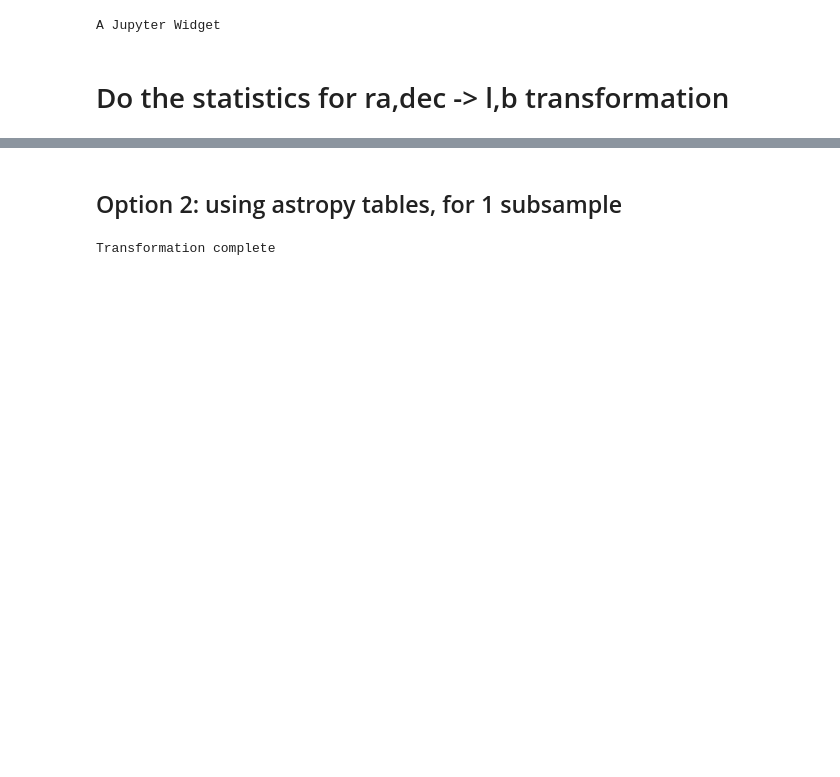
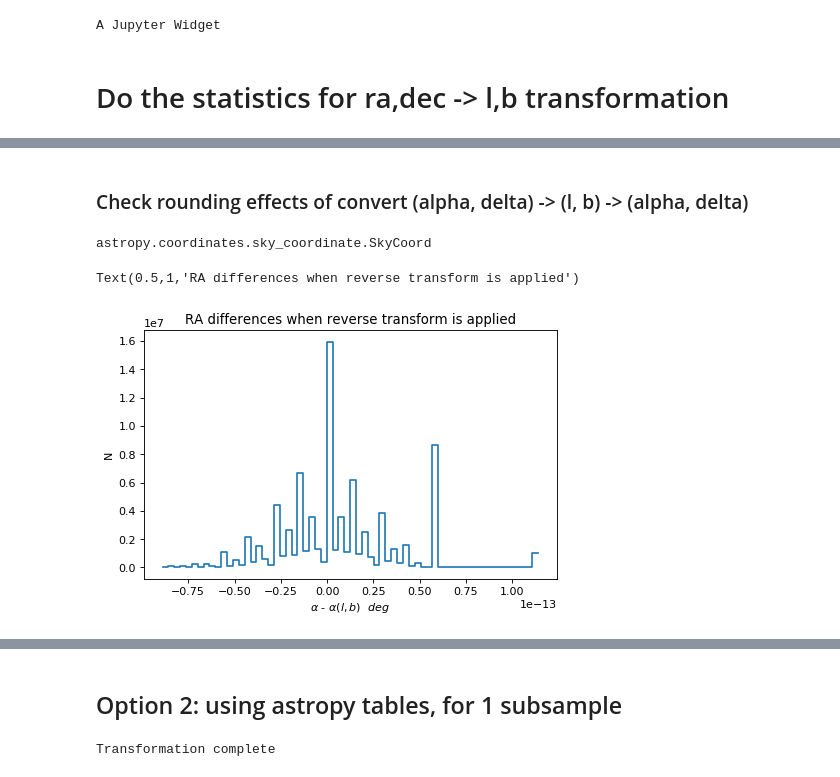
Before and after one commit to paztronomer/desdm_dr1_work, a Jupyter notebook: validation_eq2gal_coord.ipynb, the cells around one changed output, grey strips where cells are left out. Cells and saved outputs as stored; diff of their text form; code cells hidden in the pictures; blank space fills up the shorter version.

Commit message:
improvements and new checks

```diff
--- a/validation_eq2gal_coord.ipynb
+++ b/validation_eq2gal_coord.ipynb
@@ -134,0 +148,3 @@ Transformation complete
+# %%
+# Overwrite
+arr_coo = arr_coo[aux_idx]
@@ -135,3 +153,28 @@ Transformation complete
 # %%
 # For the sake of time, pickle the array
 pickle.dump(gal, open("gal.pickle", "wb"), protocol=pickle.HIGHEST_PROTOCOL)
+# %%
+# Load the object
+gal = pickle.load(open("gal.pickle", "rb"))
+# %% [markdown]
+### Check rounding effects of convert (alpha, delta) -> (l, b) -> (alpha, delta)
+# %%
+type(gal.transform_to("icrs"))
+# %% [output]
+astropy.coordinates.sky_coordinate.SkyCoord
+# %%
+eq2 = gal.transform_to("icrs")
+# %%
+ds_check = vx.from_arrays(d_ra=arr_coo["ALPHAWIN_J2000"] - eq2.ra.deg,
+                          d_dec=arr_coo["DELTAWIN_J2000"] - eq2.dec.deg
+                         )
+# %%
+ds_check.plot1d("d_ra",
+                figsize=(6, 4),
+                xlabel=r"$\alpha$ - $\alpha(l,b)$  $deg$",
+                ylabel="N",
+               )
+plt.title("RA differences when reverse transform is applied")
+# %% [output]
+Text(0.5,1,'RA differences when reverse transform is applied')
+[figure, added]
```
Also changed, not shown: parts of 28 cells of this notebook, 1 other file.
